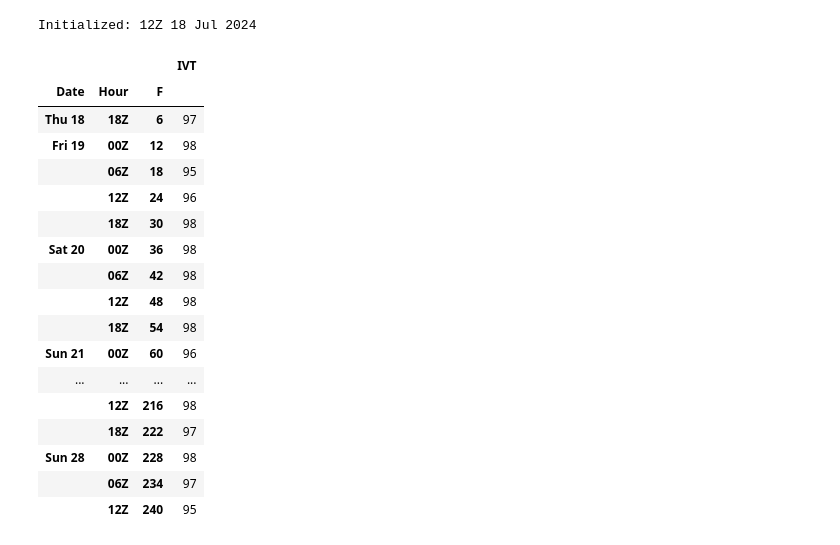
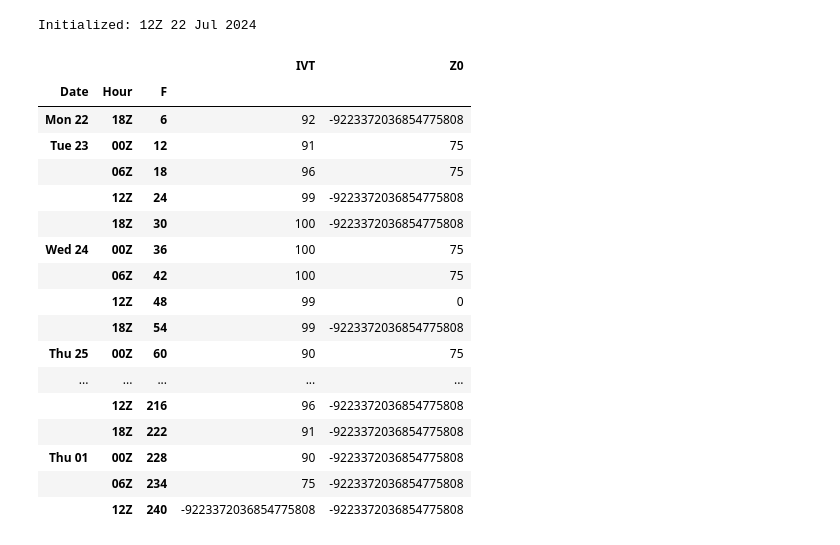
Before and after one commit to CW3E/mclimate_tool_cw3e, a Jupyter notebook: mclimate_ar_landfall_tool.ipynb, the cells around one changed output. Drawn from its saved outputs; the diff is of its cells as text; code cells hidden in the pictures.

Commit message:
add updates to include freezing level

```diff
--- a/mclimate_ar_landfall_tool.ipynb
+++ b/mclimate_ar_landfall_tool.ipynb
@@ -22,7 +25,7 @@ from cw3e_tools import load_GFS_datasets
 
 varname = 'ivt'
 
-s = load_GFS_datasets(varname, fname='GFS_IVT_2024071812_F12.nc')
+s = load_GFS_datasets(varname)
 forecast = s.calc_vars()
 
 ## get month and date from the intialization date
@@ -41,7 +44,7 @@ step_lst = ds.step.values
 
 for i, step in enumerate(step_lst):
     print(step)
-    plot_mclimate_forecast(ds, forecast, step=step)
+    plot_mclimate_forecast(ds, forecast, step=step, varname='ivt')
 # %% [output]
 Struct() takes at most 1 argument (3 given)
   warnings.warn(f"Engine {name!r} loading failed:\n{ex}", RuntimeWarning)
@@ -221,0 +68,23 @@ def create_html_table(ds, ext):
+# %%
+varname = 'freezing_level'
+date_string = ts.strftime('%Y%m%d%H')
+s = load_GFS_datasets(varname, fdate=date_string)
+forecast = s.calc_vars()
+
+## get month and date from the intialization date
+ts = pd.to_datetime(forecast.init_date.values, format="%Y%m%d%H")
+mon = ts.strftime('%m')
+day = ts.strftime('%d')
+print(mon, day)
+
+## load mclimate data
+mclimate = mclim_func.load_mclimate(mon, day, 'freezing_level')
+
+## compare the mclimate to the reforecast
+ds1 = mclim_func.compare_mclimate_to_forecast(forecast, mclimate, 'freezing_level')
+
+step_lst = ds1.step.values
+
+for i, step in enumerate(step_lst):
+    print(step)
+    plot_mclimate_forecast(ds1, forecast, step=step, varname='freezing_level')
@@ -222,7 +163,11 @@ def create_html_table(ds, ext):
 # %%
 %%time
+ds = ds.rename({'mclimate': 'IVT'})
+ds1 = ds1.rename({'mclimate': 'freezing_level'})
+ds2 = xr.merge([ds, ds1])
+
 ext_SEAK = [-141., -130., 54.5, 60.] # extent of SEAK
-df, class_names = create_html_table(ds, ext_SEAK)
+df = create_html_table(ds2, ext_SEAK)
 
 df
 # %% [output]
@@ -231,22 +176,22 @@ Wall time: 47.3 ms
-Initialized: 12Z 18 Jul 2024
+Initialized: 12Z 22 Jul 2024
-|  |  |  | IVT |
-| Date | Hour | F |  |
-| Thu 18 | 18Z | 6 | 97 |
-| Fri 19 | 00Z | 12 | 98 |
-|  | 06Z | 18 | 95 |
-|  | 12Z | 24 | 96 |
-|  | 18Z | 30 | 98 |
-| Sat 20 | 00Z | 36 | 98 |
-|  | 06Z | 42 | 98 |
-|  | 12Z | 48 | 98 |
-|  | 18Z | 54 | 98 |
-| Sun 21 | 00Z | 60 | 96 |
-| ... | ... | ... | ... |
-|  | 12Z | 216 | 98 |
-|  | 18Z | 222 | 97 |
-| Sun 28 | 00Z | 228 | 98 |
-|  | 06Z | 234 | 97 |
-|  | 12Z | 240 | 95 |
+|  |  |  | IVT | Z0 |
+| Date | Hour | F |  |  |
+| Mon 22 | 18Z | 6 | 92 | -9223372036854775808 |
+| Tue 23 | 00Z | 12 | 91 | 75 |
+|  | 06Z | 18 | 96 | 75 |
+|  | 12Z | 24 | 99 | -9223372036854775808 |
+|  | 18Z | 30 | 100 | -9223372036854775808 |
+| Wed 24 | 00Z | 36 | 100 | 75 |
+|  | 06Z | 42 | 100 | 75 |
+|  | 12Z | 48 | 99 | 0 |
+|  | 18Z | 54 | 99 | -9223372036854775808 |
+| Thu 25 | 00Z | 60 | 90 | 75 |
+| ... | ... | ... | ... | ... |
+|  | 12Z | 216 | 96 | -9223372036854775808 |
+|  | 18Z | 222 | 91 | -9223372036854775808 |
+| Thu 01 | 00Z | 228 | 90 | -9223372036854775808 |
+|  | 06Z | 234 | 75 | -9223372036854775808 |
+|  | 12Z | 240 | -9223372036854775808 | -9223372036854775808 |
 # %%
 ## write to text file
 html = df.to_html(index=False, formatters={'Hour': lambda x: '<b>' + x + '</b>'}, escape=False)
```
Also changed, not shown: parts of 9 cells of this notebook, 6 other files.
